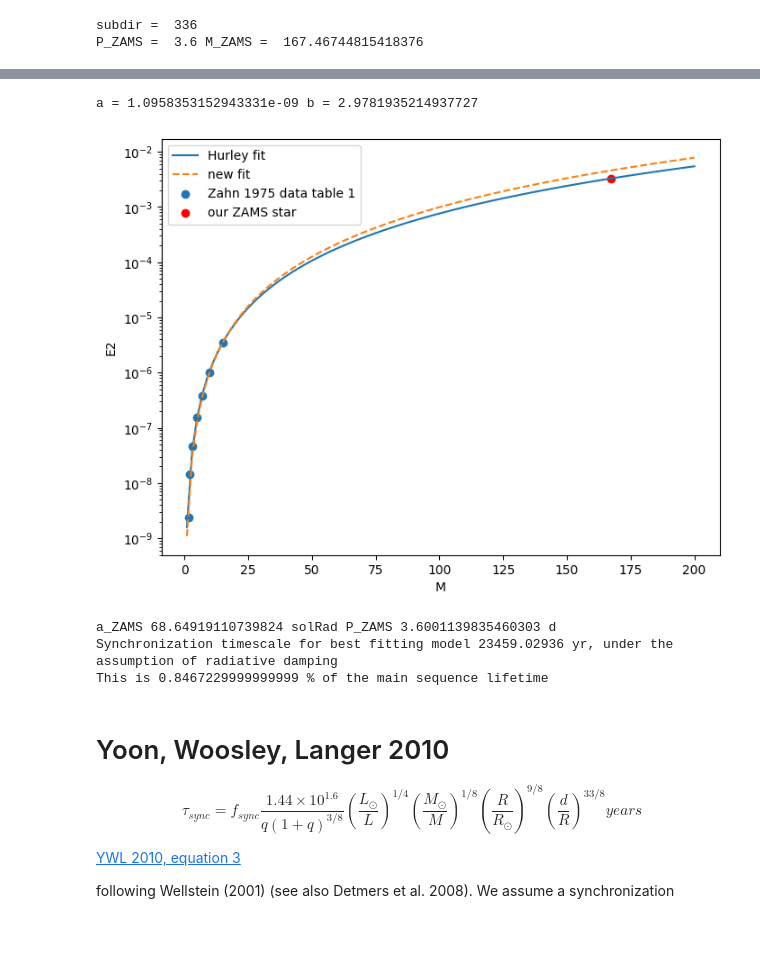
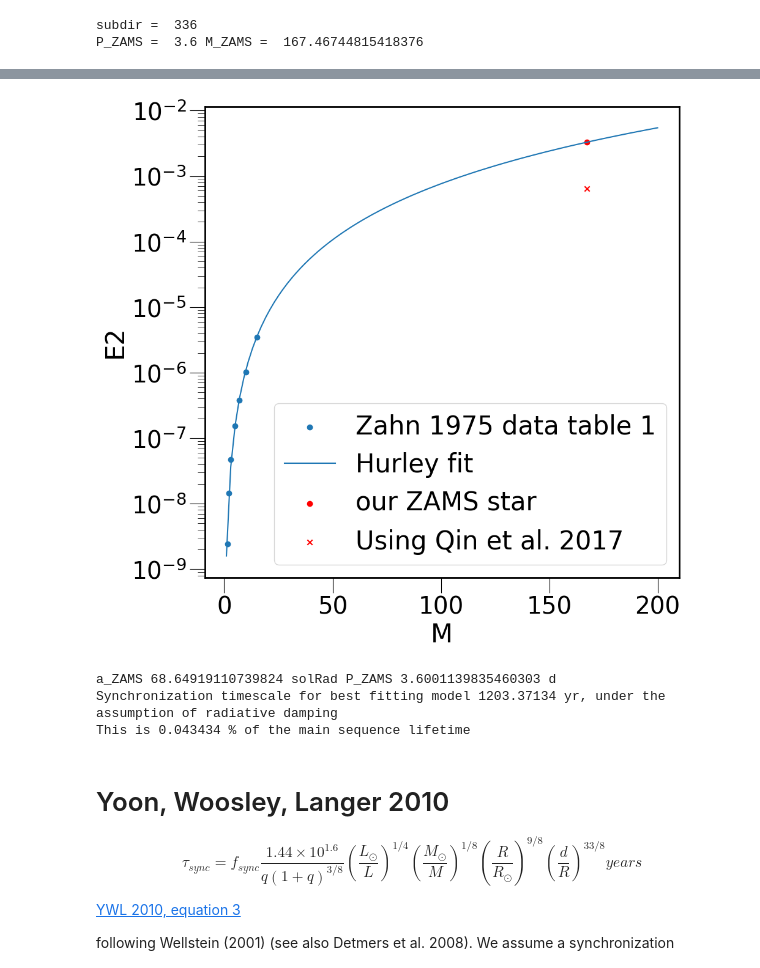
Before and after one commit to LiekeVanSon/HD5980, a Jupyter notebook: HD5980_calculating_t-sync.ipynb, the cells around one changed output, grey strips where cells are left out. Saved outputs shown, nothing was run; the diff lists cells and outputs as text; code cells hidden in the pictures; blank space fills up the shorter version.

Commit message:
using Qin 2017 prescription

```diff
--- a/HD5980_calculating_t-sync.ipynb
+++ b/HD5980_calculating_t-sync.ipynb
@@ -112,54 +148,45 @@ Substituting all this we get
 # %%
 # Let's check the E2 ift
 E2_values = np.array([2.41*1e-9, 1.45*1e-8, 4.72*1e-8, 1.53*1e-7, 3.80*1e-7, 1.02*1e-6, 3.49*1e-6])
 E2_masses = np.array([1.6, 2, 3, 5,7,10, 15])
 
-def E2(masses):
+def E2_Hurley(masses):
     return 1.592*1e-9 * masses**2.84
 
-
-from scipy.optimize import curve_fit
-
-# Define the form of the function you want to fit
-def func(x, a, b):
-    return a * x**b
-
-# Fit the function to the data
-popt, pcov = curve_fit(func, E2_masses, E2_values)
-# popt contains the optimized values for a and b
-print("a =", popt[0], "b =", popt[1])
+def E2_Qin(R_conv_core, R_star):
+    return 10**(-0.42) * (R_conv_core/R_star)**7.5
 
 
 def E3(masses):
     return np.log2(masses)**2
 
 
-fig, ax = plt.subplots(figsize = (8,6))
+fig, ax = plt.subplots(figsize = (10,10))
 
-plt.plot(M_array, E2(M_array),  label = 'Hurley fit')
+plt.scatter(E2_masses, E2_values, label = 'Zahn 1975 data table 1')
 
 M_array = np.linspace(1,200, 100)
+plt.plot(M_array, E2_Hurley(M_array),  label = 'Hurley fit')
 
-plt.plot(M_array, func(M_array,  popt[0],  popt[1]), ls = '--', label = 'new fit')
-plt.scatter(E2_masses, E2_values, label = 'Zahn 1975 data table 1')
+plt.scatter(m.hist.star_mass[ZAMS_i], E2_Hurley(m.hist.star_mass[ZAMS_i]), c = 'r', label = 'our ZAMS star')
 
-plt.scatter(m.hist.star_mass[ZAMS_i], E2(m.hist.star_mass[ZAMS_i]), c = 'r', label = 'our ZAMS star')
+plt.scatter(m.hist.star_mass[ZAMS_i], E2_Qin(R_conv_core_ZAMS, R_star_ZAMS), c = 'r', marker = 'x', label = 'Using Qin et al. 2017')
+
 
 plt.legend()
 plt.xlabel('M')
 plt.ylabel('E2')
 plt.yscale('log')
 plt.show()
 # %% [output]
-a = 1.0958353152943331e-09 b = 2.9781935214937727
-[figure, old version]
+[figure, new version]
 # %%
 # Simplified version
-def tau_sync_Hurley_rad(Mstar = 1*u.Msun, R=1*u.Rsun, a=1 *u.Rsun):
-    E_2 = (1.592*1e-9 * Mstar**2.84).value #unitless coefficient
+def tau_sync_Hurley_rad(E2, Mstar = 1*u.Msun, R=1*u.Rsun, a=1 *u.Rsun):
+    # E2 is unitless tidal coefficient
     grav_const = const.G.to(u.Rsun**3/u.Msun/u.year**2) # In astro units
 
-    return 1/((5/2.) * 5* 2**(5/3) * E_2  * (grav_const * Mstar)** 0.5 * R**7 * a**(-8.5))
+    return 1/((5/2.) * 5* 2**(5/3) * E2  * (grav_const * Mstar)** 0.5 * R**7 * a**(-8.5))
 
 # For best fitting model
 a_ZAMS =  Kepler(m1 = m.hist.star_mass[ZAMS_i] * u.Msun, m2 =m.hist.star_mass[ZAMS_i] * u.Msun,
@@ -167,7 +194,12 @@ a_ZAMS =  Kepler(m1 = m.hist.star_mass[ZAMS_i] * u.Msun, m2 =m.hist.star_mass[ZA
 
 print('a_ZAMS', a_ZAMS, 'P_ZAMS', m.hist.period_days[ZAMS_i] * u.day)
 
-t_sync_rad = tau_sync_Hurley_rad(m.hist.star_mass[ZAMS_i] * u.Msun, 10**m.hist.log_R[ZAMS_i] * u.Rsun, a_ZAMS)
+#Using Hurley fit
+E2 = (1.592*1e-9 * m.hist.star_mass[ZAMS_i]**2.84)
+# Using Qin et al. 2017
+E2 = E2_Qin(R_conv_core_ZAMS, R_star_ZAMS)
+
+t_sync_rad = tau_sync_Hurley_rad(E2, m.hist.star_mass[ZAMS_i] * u.Msun, 10**m.hist.log_R[ZAMS_i] * u.Rsun, a_ZAMS)
 print(f'Synchronization timescale for best fitting model {np.round(t_sync_rad,5)}, under the assumption of radiative damping')
 
 # Main sequence lifetime for best fitting model
@@ -176,8 +208,8 @@ MS_lifetime = (m.hist.star_age[TAMS_i] - m.hist.star_age[ZAMS_i] )*u.year
 print(f'This is {np.round(t_sync_rad/MS_lifetime, 8) *100} % of the main sequence lifetime')
 # %% [output]
 a_ZAMS 68.64919110739824 solRad P_ZAMS 3.6001139835460303 d
-Synchronization timescale for best fitting model 23459.02936 yr, under the assumption of radiative damping
-This is 0.8467229999999999 % of the main sequence lifetime
+Synchronization timescale for best fitting model 1203.37134 yr, under the assumption of radiative damping
+This is 0.043434 % of the main sequence lifetime
 # %% [markdown]
 # Yoon, Woosley, Langer 2010
 
```
Also changed, not shown: parts of 6 cells of this notebook.
